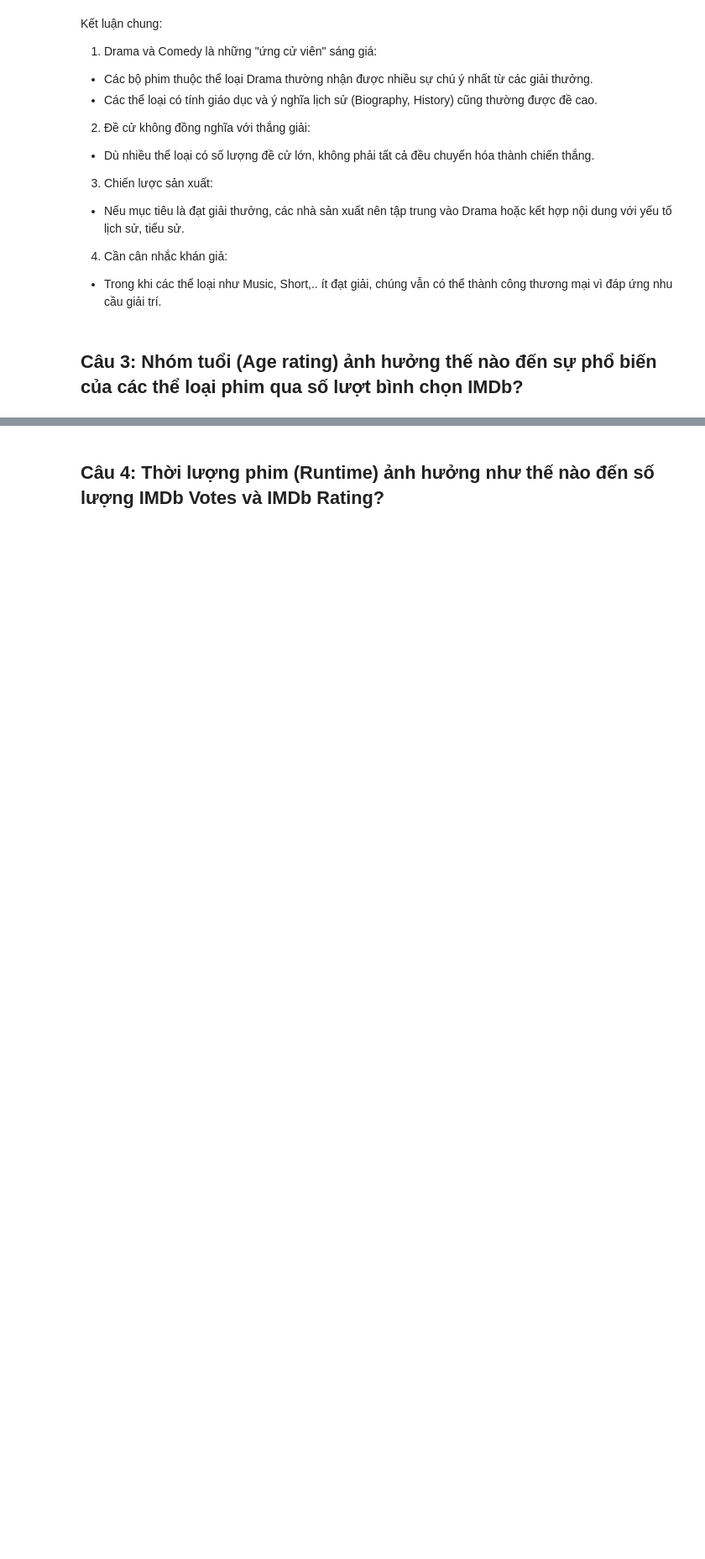
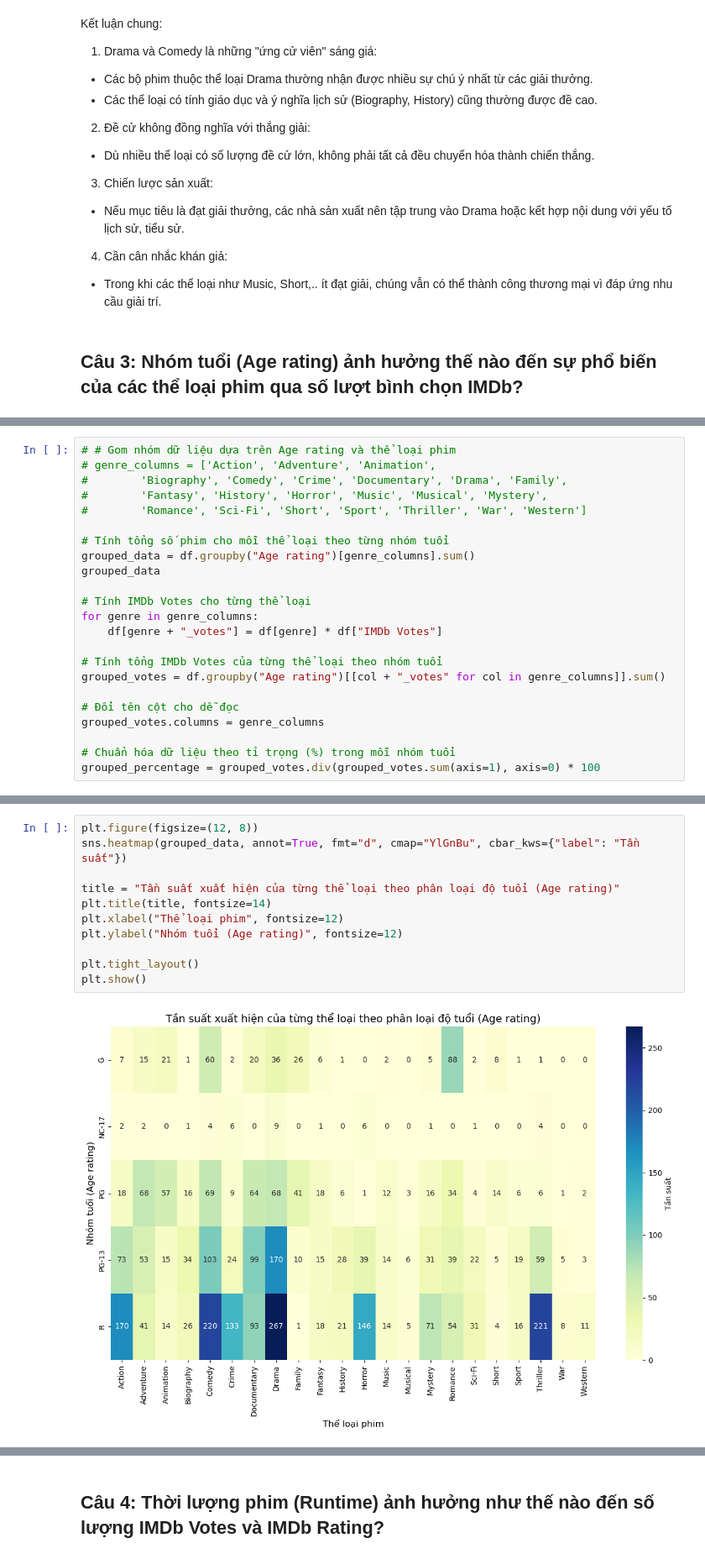
Before and after one commit to alpaca3000/IntroToDS, a Jupyter notebook: Source_codes/AnsweringQuestion.ipynb, the cells around one changed output, grey strips where cells are left out. Shown at 84% size. Cells and saved outputs as stored; diff of their text form; blank space fills up the shorter version.

```diff
--- a/Source_codes/AnsweringQuestion.ipynb
+++ b/Source_codes/AnsweringQuestion.ipynb
@@ -245,0 +277,23 @@ Trả lời câu hỏi này:
+# %%
+# # Gom nhóm dữ liệu dựa trên Age rating và thể loại phim
+# genre_columns = ['Action', 'Adventure', 'Animation',
+#        'Biography', 'Comedy', 'Crime', 'Documentary', 'Drama', 'Family',
+#        'Fantasy', 'History', 'Horror', 'Music', 'Musical', 'Mystery',
+#        'Romance', 'Sci-Fi', 'Short', 'Sport', 'Thriller', 'War', 'Western']
+
+# Tính tổng số phim cho mỗi thể loại theo từng nhóm tuổi
+grouped_data = df.groupby("Age rating")[genre_columns].sum()
+grouped_data
+
+# Tính IMDb Votes cho từng thể loại
+for genre in genre_columns:
+    df[genre + "_votes"] = df[genre] * df["IMDb Votes"]
+
+# Tính tổng IMDb Votes của từng thể loại theo nhóm tuổi
+grouped_votes = df.groupby("Age rating")[[col + "_votes" for col in genre_columns]].sum()
+
+# Đổi tên cột cho dễ đọc
+grouped_votes.columns = genre_columns
+
+# Chuẩn hóa dữ liệu theo tỉ trọng (%) trong mỗi nhóm tuổi
+grouped_percentage = grouped_votes.div(grouped_votes.sum(axis=1), axis=0) * 100
@@ -245,0 +328,13 @@ Trả lời câu hỏi này:
+# %%
+plt.figure(figsize=(12, 8))
+sns.heatmap(grouped_data, annot=True, fmt="d", cmap="YlGnBu", cbar_kws={"label": "Tần suất"})
+
+title = "Tần suất xuất hiện của từng thể loại theo phân loại độ tuổi (Age rating)"
+plt.title(title, fontsize=14)
+plt.xlabel("Thể loại phim", fontsize=12)
+plt.ylabel("Nhóm tuổi (Age rating)", fontsize=12)
+
+plt.tight_layout()
+plt.show()
+# %% [output]
+[figure, added]
```
Also changed, not shown: parts of 20 cells of this notebook.
